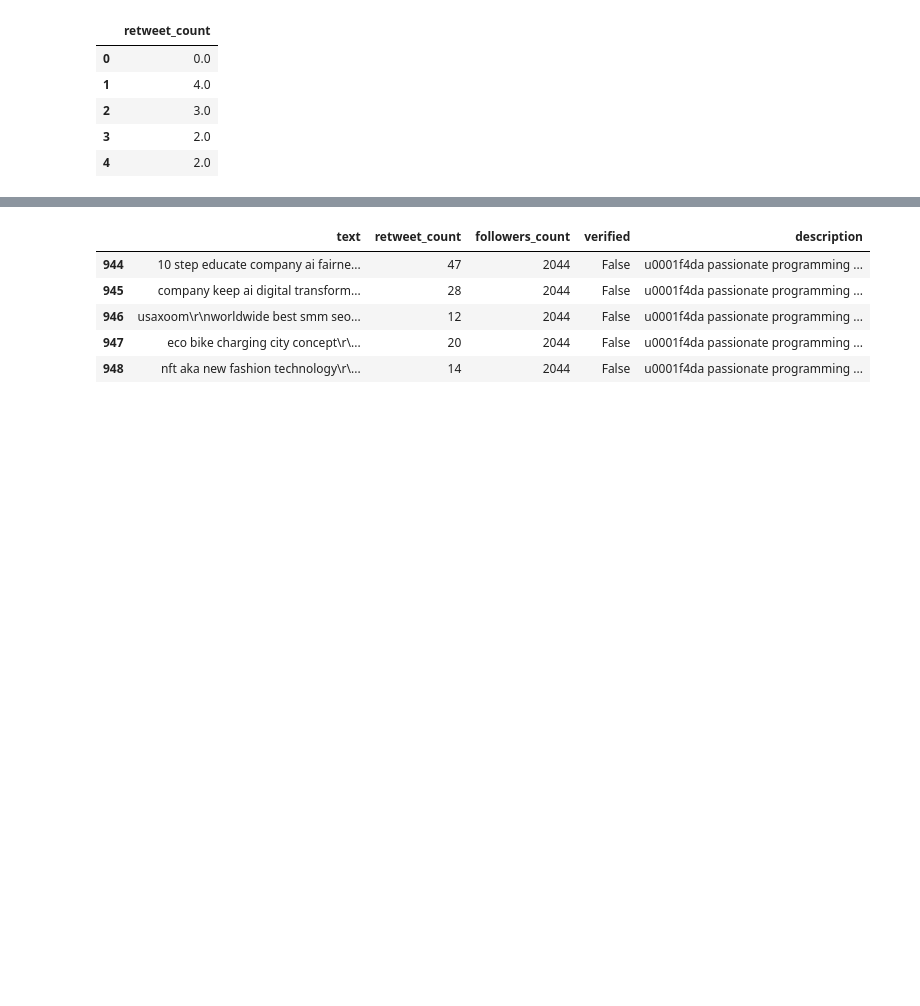
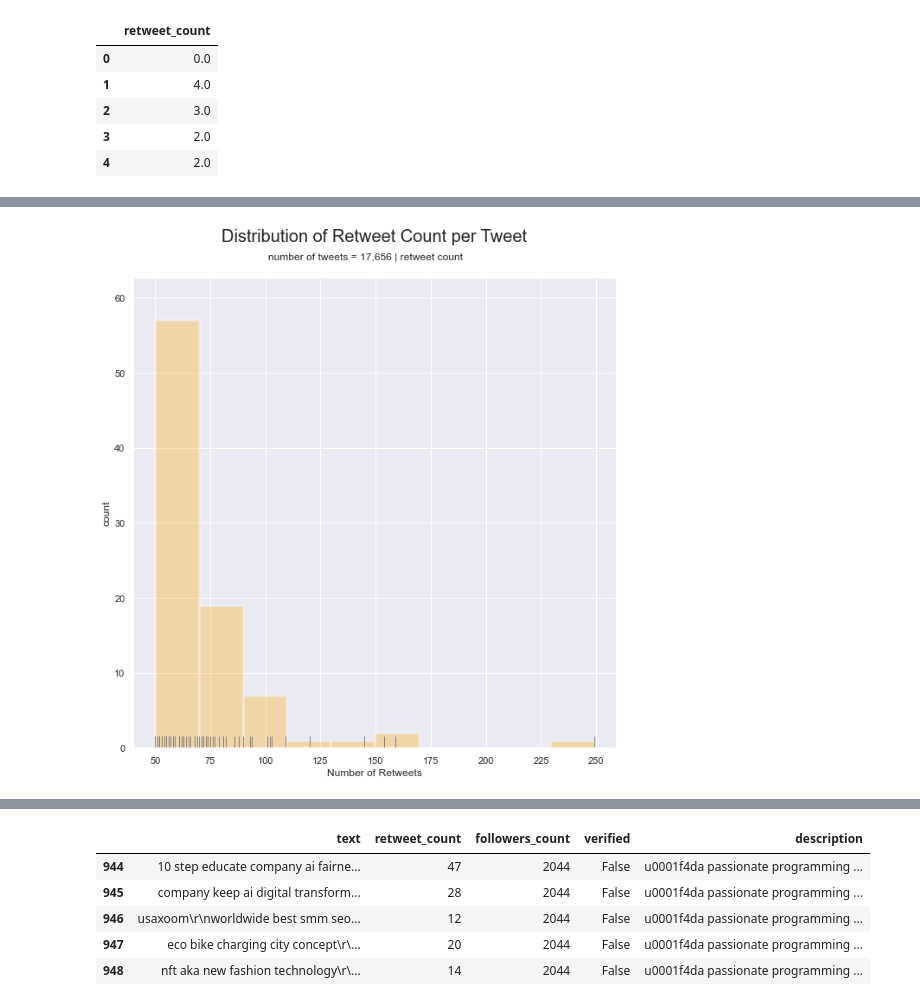
Before and after one commit to sofiapiedrahita/CyberCollective, a Jupyter notebook: Cyber Security Tweets Analysis - Elyse.ipynb, the cells around one changed output, grey strips where cells are left out. Cells and saved outputs as stored; diff of their text form; code cells hidden in the pictures; blank space fills up the shorter version.

```diff
--- a/Cyber Security Tweets Analysis - Elyse.ipynb
+++ b/Cyber Security Tweets Analysis - Elyse.ipynb
@@ -274,3 +274,6 @@ retweet_cnt.head()
 | 2 | 3.0 |
 | 3 | 2.0 |
 | 4 | 2.0 |
+# %%
+rt_over25 = data[data.retweet_count.astype('float64') >= 50][['retweet_count']]
+rt_over25.head()
@@ -277 +287,10 @@ retweet_cnt.head()
+# %%
+fig, ax = plt.subplots(figsize=(10,10))
+sns.distplot(rt_over25.retweet_count, kde = False, color = 'gray',  hist_kws={"linewidth": 3, "alpha": .3, "color": "orange"}, rug = True, bins = 10)
+plt.title("Distribution of Retweet Count per Tweet", y = 1.065, size = 20)
+plt.suptitle("number of tweets = 17,656 | retweet count ", y = .92)
+plt.xlabel("Number of Retweets")
+plt.ylabel("count");
+# %% [output]
+[figure, added]
 # %%
```
Also changed, not shown: parts of 5 cells of this notebook.
